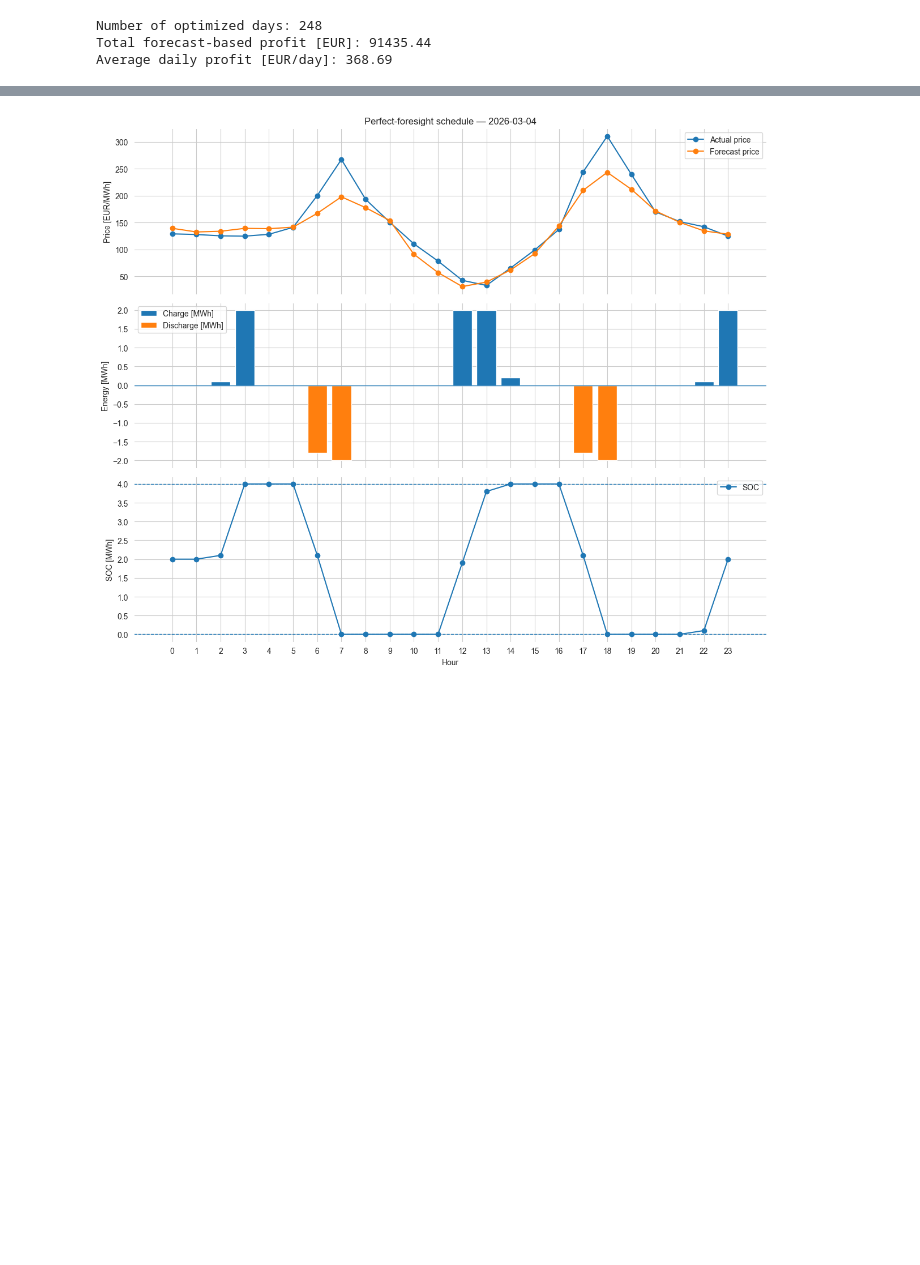
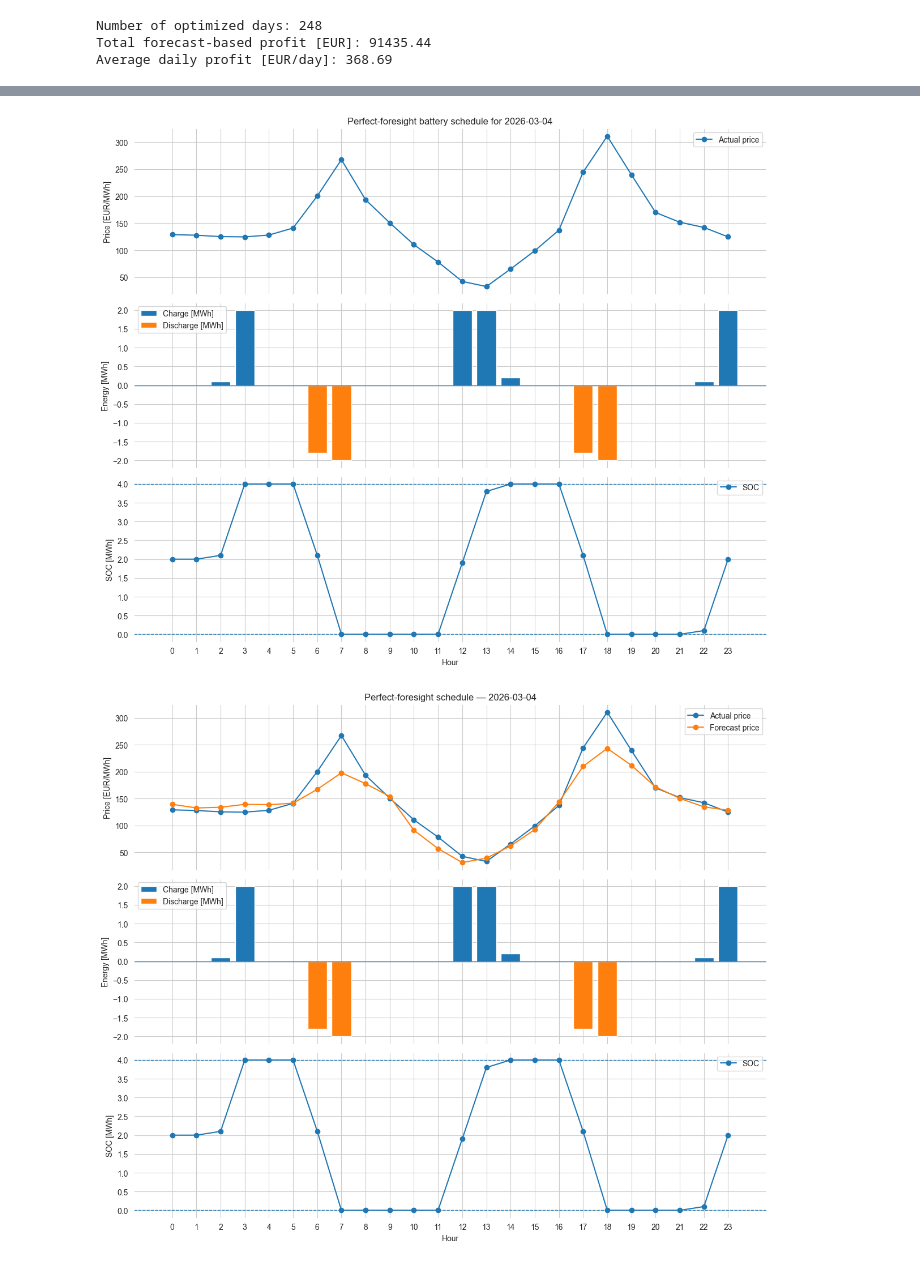
Before and after one commit to Josip007/WattWise, a Jupyter notebook: notebooks/Fcast_And_Battery.ipynb, the cells around one changed output, grey strips where cells are left out. Cells and saved outputs as stored; diff of their text form; code cells hidden in the pictures; blank space fills up the shorter version.

Commit message:
Updated Facst_And_Battery notbook

```diff
--- a/notebooks/Fcast_And_Battery.ipynb
+++ b/notebooks/Fcast_And_Battery.ipynb
@@ -1639,3 +1639,82 @@ print(f"Average daily profit [EUR/day]: {avg_daily_profit_forecast_eur:.2f}")
 Number of optimized days: 248
 Total forecast-based profit [EUR]: 91435.44
 Average daily profit [EUR/day]: 368.69
+# %%
+# =========================================================
+# 8.4 Plot one random March day from perfect-foresight results
+# =========================================================
+
+# Set a seed so the random choice is reproducible
+np.random.seed(42)
+
+# Keep only March days from the hourly perfect-foresight results
+march_days = bess_hourly_perfect.loc[
+    bess_hourly_perfect["timestamp"].dt.month == 3, "date"
+].drop_duplicates()
+
+# Randomly choose one March day
+random_march_day = np.random.choice(march_days)
+
+# Filter the hourly results for that day
+plot_day = bess_hourly_perfect[bess_hourly_perfect["date"] == random_march_day].copy()
+
+# Plot hourly prices, charge/discharge actions, and SOC
+fig, axes = plt.subplots(3, 1, figsize=(12, 10), sharex=True)
+
+# ---------------------------------------------------------
+# 1) Price curve
+# ---------------------------------------------------------
+axes[0].plot(
+    plot_day["hour"],
+    plot_day["price"],
+    marker="o",
+    label="Actual price"
+)
+axes[0].set_ylabel("Price [EUR/MWh]")
+axes[0].set_title(f"Perfect-foresight battery schedule for {pd.to_datetime(random_march_day).date()}")
+axes[0].grid(True)
+axes[0].legend()
+
+# ---------------------------------------------------------
+# 2) Charge and discharge schedule
+# ---------------------------------------------------------
+axes[1].bar(
+    plot_day["hour"],
+    plot_day["charge_mwh"],
+    label="Charge [MWh]"
+)
+
+axes[1].bar(
+    plot_day["hour"],
+    -plot_day["discharge_mwh"],
+    label="Discharge [MWh]"
+)
+
+axes[1].axhline(0, linewidth=1)
+axes[1].set_ylabel("Energy [MWh]")
+axes[1].grid(True)
+axes[1].legend()
+
+# ---------------------------------------------------------
+# 3) SOC trajectory
+# ---------------------------------------------------------
+axes[2].plot(
+    plot_day["hour"],
+    plot_day["soc_mwh"],
+    marker="o",
+    label="SOC"
+)
+axes[2].axhline(soc_min_mwh, linestyle="--", linewidth=1)
+axes[2].axhline(soc_max_mwh, linestyle="--", linewidth=1)
+axes[2].set_xlabel("Hour")
+axes[2].set_ylabel("SOC [MWh]")
+axes[2].set_xticks(range(24))
+axes[2].grid(True)
+axes[2].legend()
+
+plt.tight_layout()
+#plt.show()
+
+# Print the selected random day
+print("Random March day:", pd.to_datetime(random_march_day).date())
+# %% [output]
@@ -1642,3 +1722,4 @@ Average daily profit [EUR/day]: 368.69
+[figure, added]
 # %%
 # =========================================================
 # 8.5 Compare perfect-foresight vs forecast-based schedule
```
Also changed, not shown: parts of 1 cell of this notebook.
